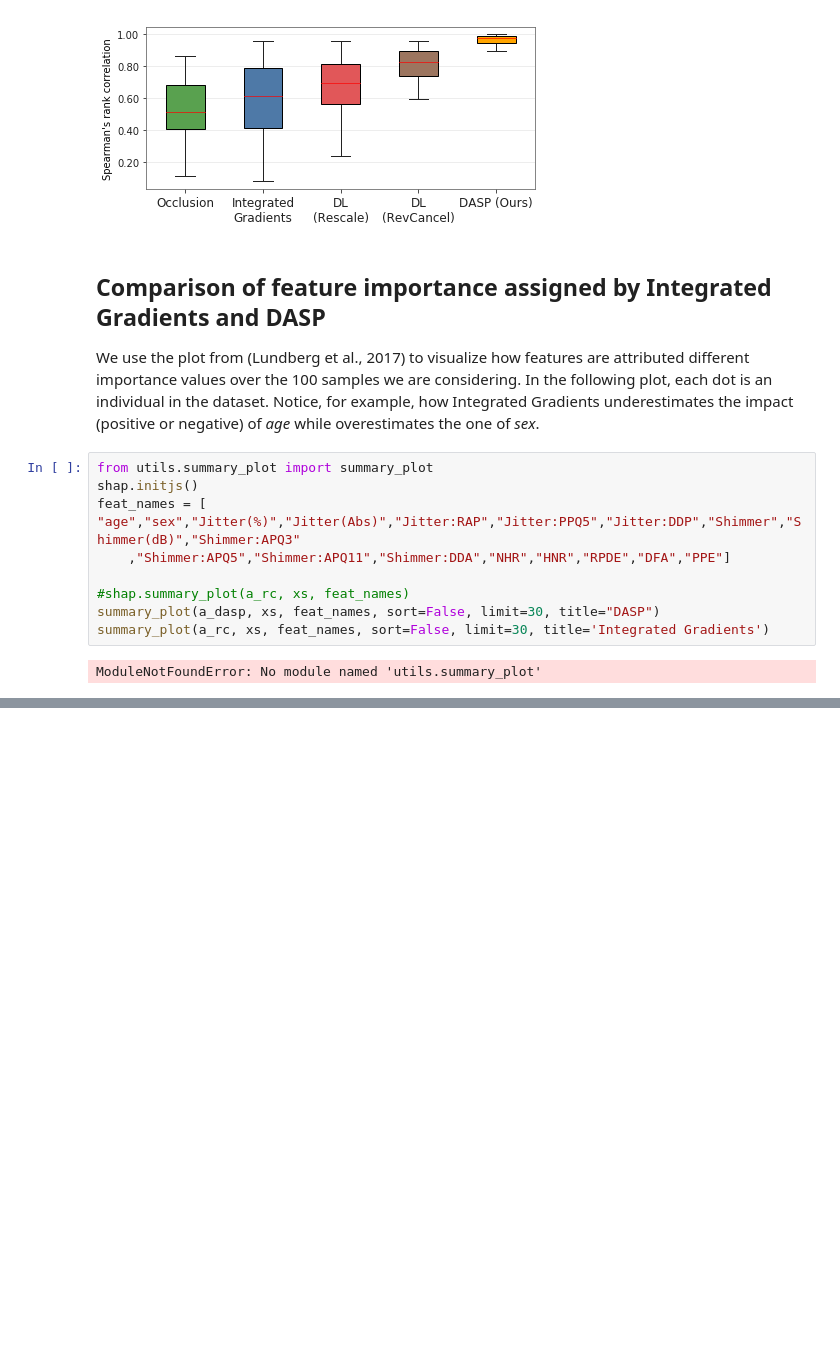
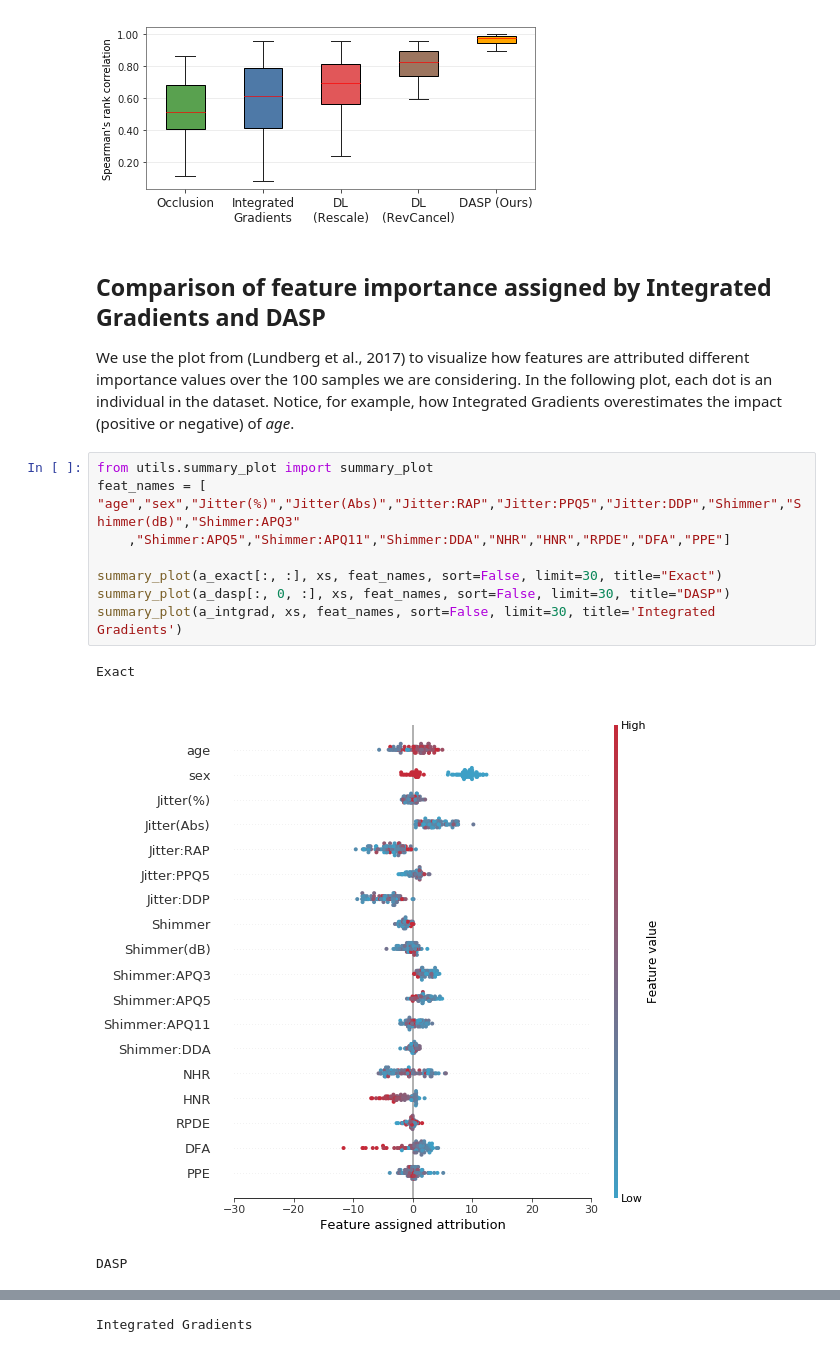
Before and after one commit to marcoancona/DASP, a Jupyter notebook: examples/parkinson/parkinson_dataset.ipynb, the cells around one changed output, grey strips where cells are left out. Drawn from its saved outputs; the diff is of its cells as text; blank space fills up the shorter version.

```diff
--- a/examples/parkinson/parkinson_dataset.ipynb
+++ b/examples/parkinson/parkinson_dataset.ipynb
@@ -296,16 +287,17 @@ plot_correlation_comparison('parkinson',
 [figure]
 # %% [markdown]
 ## Comparison of feature importance assigned by Integrated Gradients and DASP
-We use the plot from (Lundberg et al., 2017) to visualize how features are attributed different importance values over the 100 samples we are considering. In the following plot, each dot is an individual in the dataset. Notice, for example, how Integrated Gradients underestimates the impact (positive or negative) of *age* while overestimates the one of *sex*.
+We use the plot from (Lundberg et al., 2017) to visualize how features are attributed different importance values over the 100 samples we are considering. In the following plot, each dot is an individual in the dataset. Notice, for example, how Integrated Gradients overestimates the impact (positive or negative) of *age*.
 # %%
 from utils.summary_plot import summary_plot
-shap.initjs()
 feat_names = [
 "age","sex","Jitter(%)","Jitter(Abs)","Jitter:RAP","Jitter:PPQ5","Jitter:DDP","Shimmer","Shimmer(dB)","Shimmer:APQ3"
     ,"Shimmer:APQ5","Shimmer:APQ11","Shimmer:DDA","NHR","HNR","RPDE","DFA","PPE"]
 
-#shap.summary_plot(a_rc, xs, feat_names)
-summary_plot(a_dasp, xs, feat_names, sort=False, limit=30, title="DASP")
-summary_plot(a_rc, xs, feat_names, sort=False, limit=30, title='Integrated Gradients')
+summary_plot(a_exact[:, :], xs, feat_names, sort=False, limit=30, title="Exact")
+summary_plot(a_dasp[:, 0, :], xs, feat_names, sort=False, limit=30, title="DASP")
+summary_plot(a_intgrad, xs, feat_names, sort=False, limit=30, title='Integrated Gradients')
 # %% [output]
-ModuleNotFoundError: No module named 'utils.summary_plot'
+Exact
+[figure, added]
+DASP
@@ -311,0 +305 @@ ModuleNotFoundError: No module named 'utils.summary_plot'
+Integrated Gradients
```
Also changed, not shown: parts of 6 cells of this notebook.
